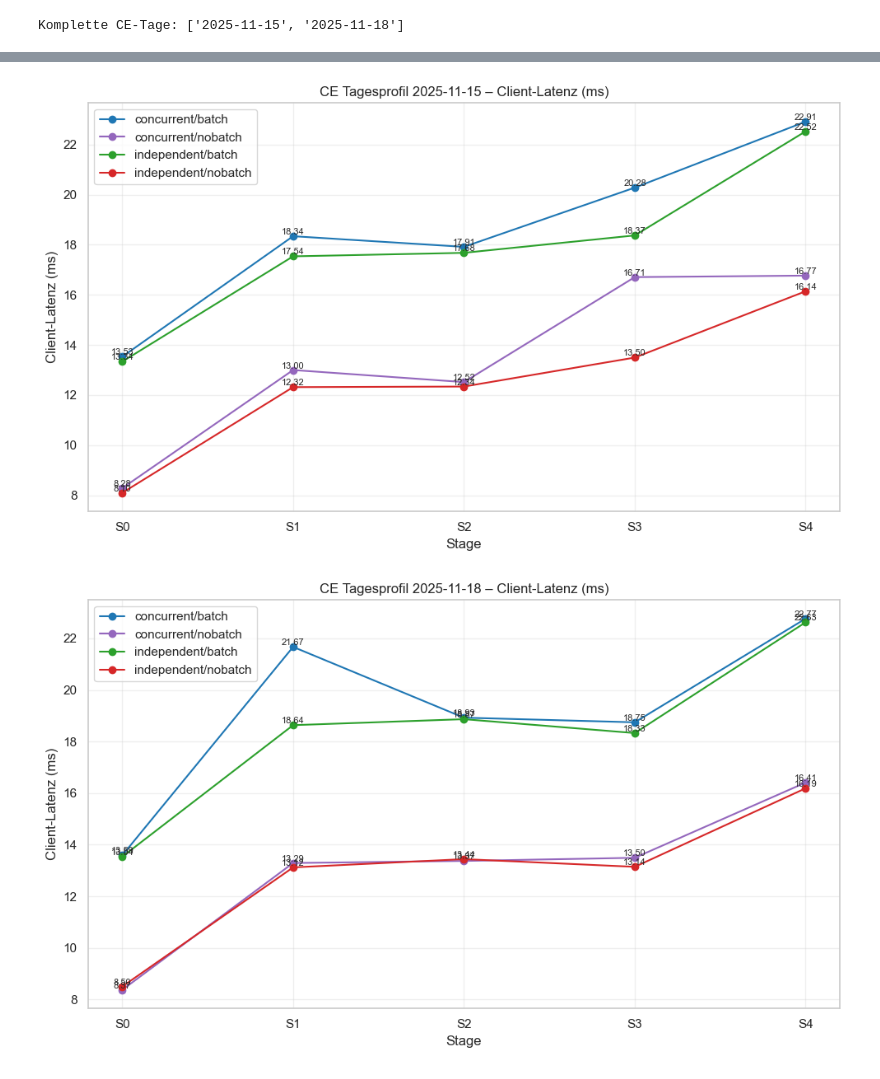
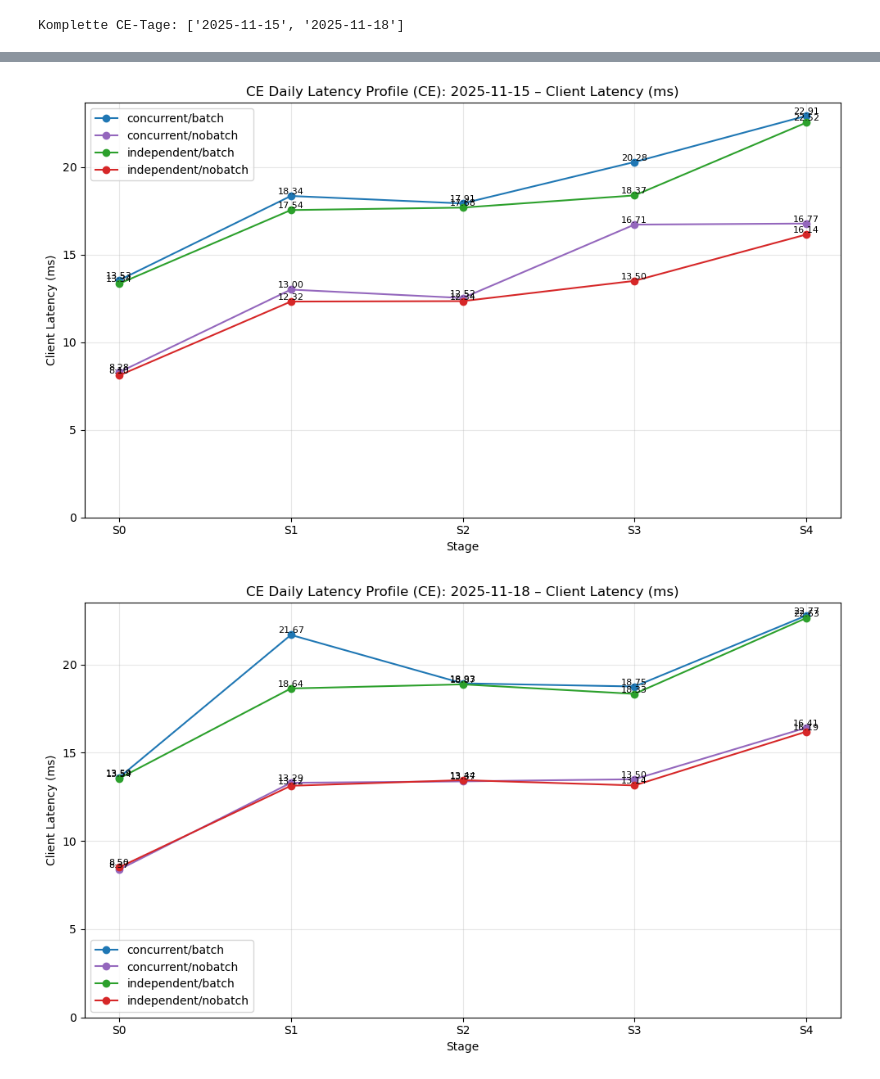
Before and after one commit to susannahufnagl/cloud-run-latency-analysis, a Jupyter notebook: analysis/Untitled.ipynb, the cells around one changed output, grey strips where cells are left out. Drawn from its saved outputs; the diff is of its cells as text; code cells hidden in the pictures.

```diff
--- a/analysis/Untitled.ipynb
+++ b/analysis/Untitled.ipynb
@@ -907,21 +991,22 @@ def plot_ce_per_day_with_modes(lat, day, metric_col="client_total_ms", metric_la
                 if not np.isnan(y):
                     plt.text(x, y, f"{y:.2f}", ha="center", va="bottom", fontsize=8)
 
-    plt.title(f"CE Tagesprofil {day} – {metric_label}")
+    plt.title(f"CE Daily Latency Profile (CE): {day} – {metric_label}")
     plt.xlabel("Stage")
     plt.ylabel(metric_label)
     plt.legend()
     plt.grid(True, alpha=0.3)
+    plt.ylim(bottom=0)
     plt.tight_layout()
     plt.show()
 # %%
 
 for day in complete_days:
-    plot_ce_per_day_with_modes(lat, day, metric_col="server_latency_ms", metric_label="Server-Latenz (ms)")
+    plot_ce_per_day_with_modes(lat, day, metric_col="server_latency_ms", metric_label="Server Latency (ms)")
 
 
 for day in complete_days:
-    plot_ce_per_day_with_modes(lat, day, metric_col="client_total_ms", metric_label="Client-Latenz (ms)")
+    plot_ce_per_day_with_modes(lat, day, metric_col="client_total_ms", metric_label="Client Latency (ms)")
 
 # y achse inklusive 0
 # %% [output]
@@ -930,2 +1015,2 @@ for day in complete_days:
-[figure, old version]
+[figure, new version]
-[figure, old version]
+[figure, new version]
```
Also changed, not shown: parts of 12 cells of this notebook.
